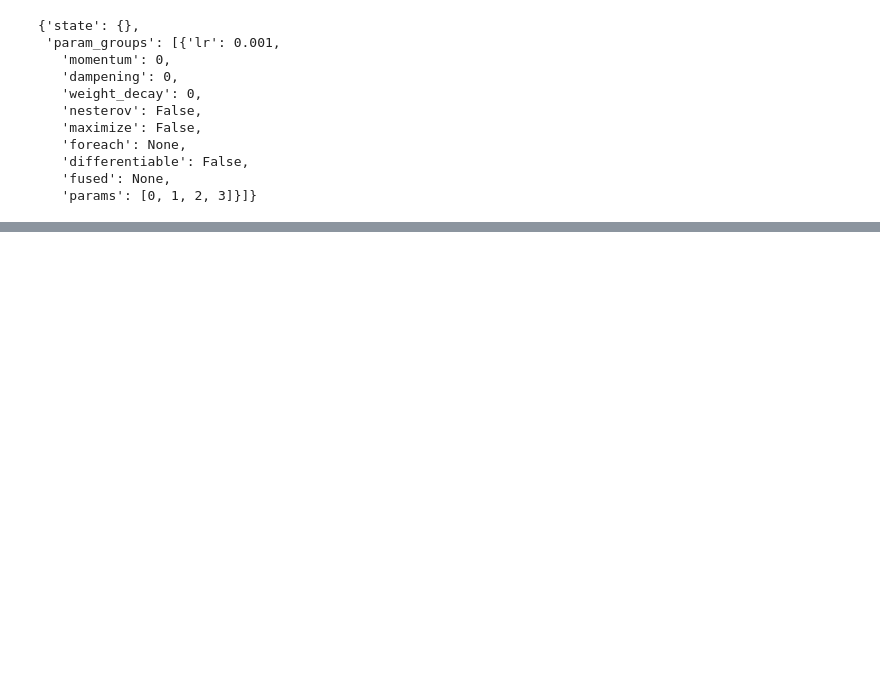
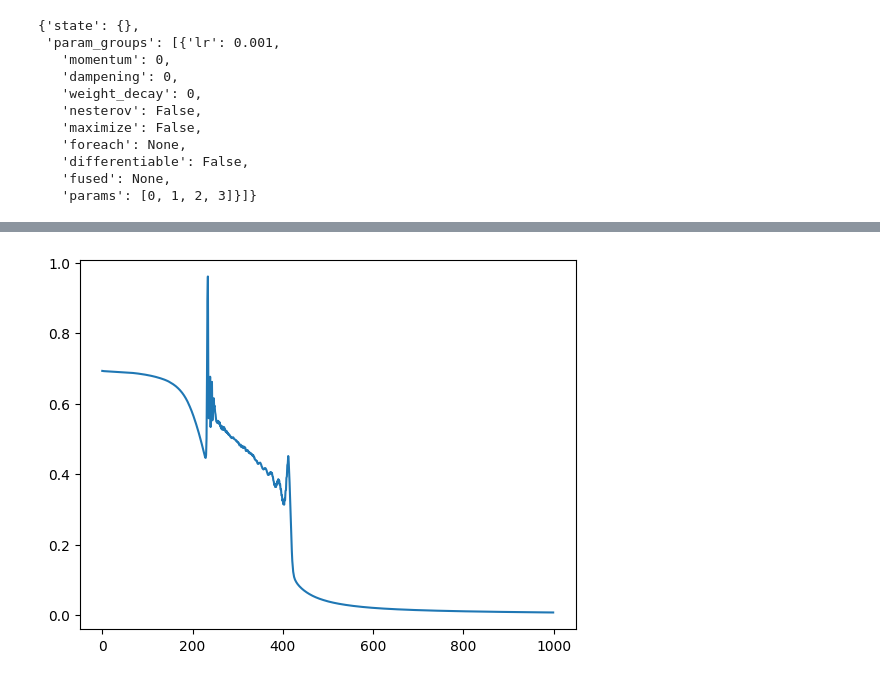
Before and after one commit to 00015775/learning-lab, a Jupyter notebook: pytorch/notebooks/02_youtube_pytorch.ipynb, the cells around one changed output, grey strips where cells are left out. Saved outputs shown, nothing was run; the diff lists cells and outputs as text; code cells hidden in the pictures; blank space fills up the shorter version.

```diff
--- a/pytorch/notebooks/02_youtube_pytorch.ipynb
+++ b/pytorch/notebooks/02_youtube_pytorch.ipynb
@@ -505,0 +743,38 @@ def accuracy_fn(y_true, y_pred):
+# %%
+criterion = nn.BCEWithLogitsLoss() # it expects raw logits, direct model outputs
+optimizer = torch.optim.SGD(model_1.parameters(),
+                            lr=0.5)
+# %%
+torch.manual_seed(56)
+torch.cuda.manual_seed(56)
+
+epochs = 1000
+loss_values = []
+
+X_train, y_train = X_train.to(device), y_train.to(device)
+X_test, y_test = X_test.to(device), y_test.to(device)
+
+for epoch in range(epochs):
+  model_1.train()
+
+  y_logits = model_1(X_train).squeeze() # raw logit outputs
+  y_pred = torch.round(torch.sigmoid(y_logits)) # clean logits
+
+  loss = criterion(y_logits, y_train)
+  loss_values.append(loss.item())
+  acc = accuracy_fn(y_train, y_pred)
+
+  optimizer.zero_grad()
+  loss.backward()
+  optimizer.step()
+
+  model_1.eval()
+  with torch.inference_mode():
+    test_logits = model_1(X_test).squeeze() # avoid extra one dimension
+    test_pred = torch.round(torch.sigmoid(test_logits))
+
+    test_loss = criterion(test_logits, y_test)
+    test_acc = accuracy_fn(y_test, test_pred)
+
+  if epoch % 100 == 0:
+    print(f"Epoch: {epoch} | Loss: {loss:.5f}, Acc: {acc:.2f}% | Test Loss: {test_loss:.5f}, Acc: {test_acc:.2f}%")
@@ -505,0 +792,5 @@ def accuracy_fn(y_true, y_pred):
+# %%
+plt.plot(loss_values)
+plt.show()
+# %% [output]
+[figure, added]
```
Also changed, not shown: parts of 58 cells of this notebook.
